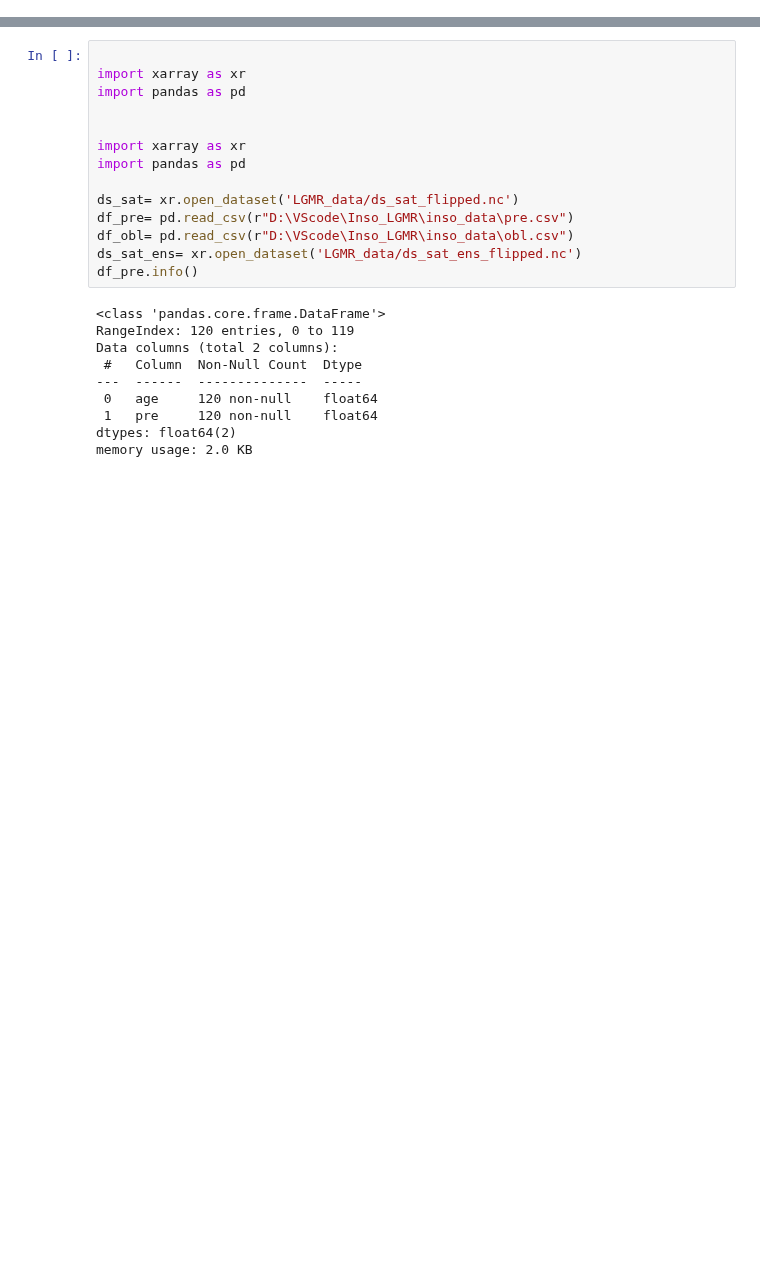
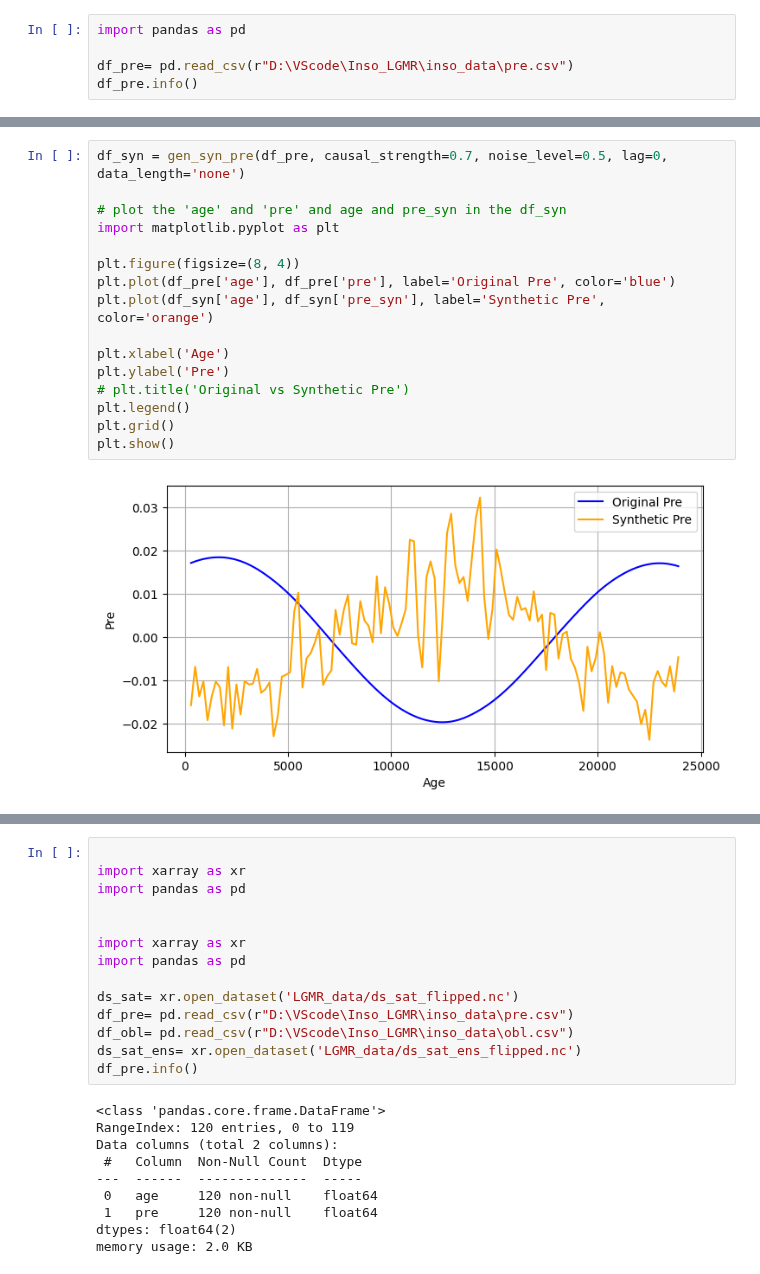
Before and after one commit to Peisong-Zheng/Inso_LGMR, a Jupyter notebook: synthetic_data_test.ipynb, the cells around one changed output, grey strips where cells are left out. Saved outputs shown, nothing was run; the diff lists cells and outputs as text; blank space fills up the shorter version.

```diff
--- a/synthetic_data_test.ipynb
+++ b/synthetic_data_test.ipynb
@@ -0,0 +1,5 @@
+# %%
+import pandas as pd
+
+df_pre= pd.read_csv(r"D:\VScode\Inso_LGMR\inso_data\pre.csv")
+df_pre.info()
@@ -0,0 +129,18 @@
+# %%
+df_syn = gen_syn_pre(df_pre, causal_strength=0.7, noise_level=0.5, lag=0, data_length='none')
+
+# plot the 'age' and 'pre' and age and pre_syn in the df_syn
+import matplotlib.pyplot as plt
+
+plt.figure(figsize=(8, 4))
+plt.plot(df_pre['age'], df_pre['pre'], label='Original Pre', color='blue')
+plt.plot(df_syn['age'], df_syn['pre_syn'], label='Synthetic Pre', color='orange')
+
+plt.xlabel('Age')
+plt.ylabel('Pre')
+# plt.title('Original vs Synthetic Pre')
+plt.legend()
+plt.grid()
+plt.show()
+# %% [output]
+[figure, added]
```
Also changed, not shown: parts of 3 cells of this notebook, 2 other files.
